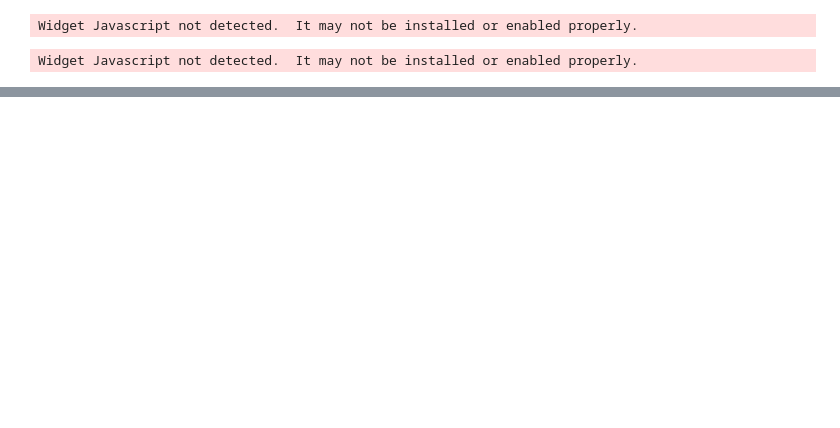
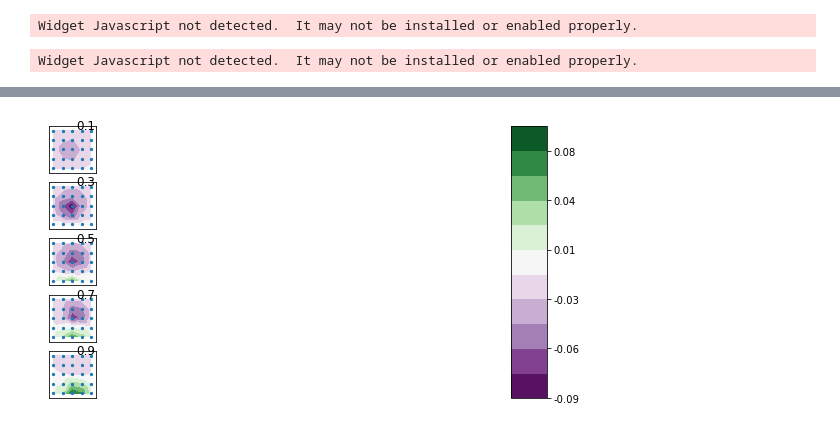
Before and after one commit to Neuroinflab/kCSD-python, a Jupyter notebook: tutorial_kcsd.ipynb, the cells around one changed output, grey strips where cells are left out. Drawn from its saved outputs; the diff is of its cells as text; code cells hidden in the pictures; blank space fills up the shorter version.

```diff
--- a/tutorial_kcsd.ipynb
+++ b/tutorial_kcsd.ipynb
@@ -47,6 +45,8 @@ print('Number of electrodes: ',ele_pos.shape[0])
 # %%
 # Lets compute the potential recorded by these electrodes due to the CSD
-r = 10.
+h = 10.
 sigma = 1.
-pots = utils.calculate_potential(csd_at, true_csd, ele_pos, r, sigma)
+pots = utils.calculate_potential(csd_at, true_csd, ele_pos, h, sigma)
 plots.show_pot(ele_pos, pots)
+# %% [output]
+[figure, added]
```
Also changed, not shown: parts of 8 cells of this notebook, 4 other files.
